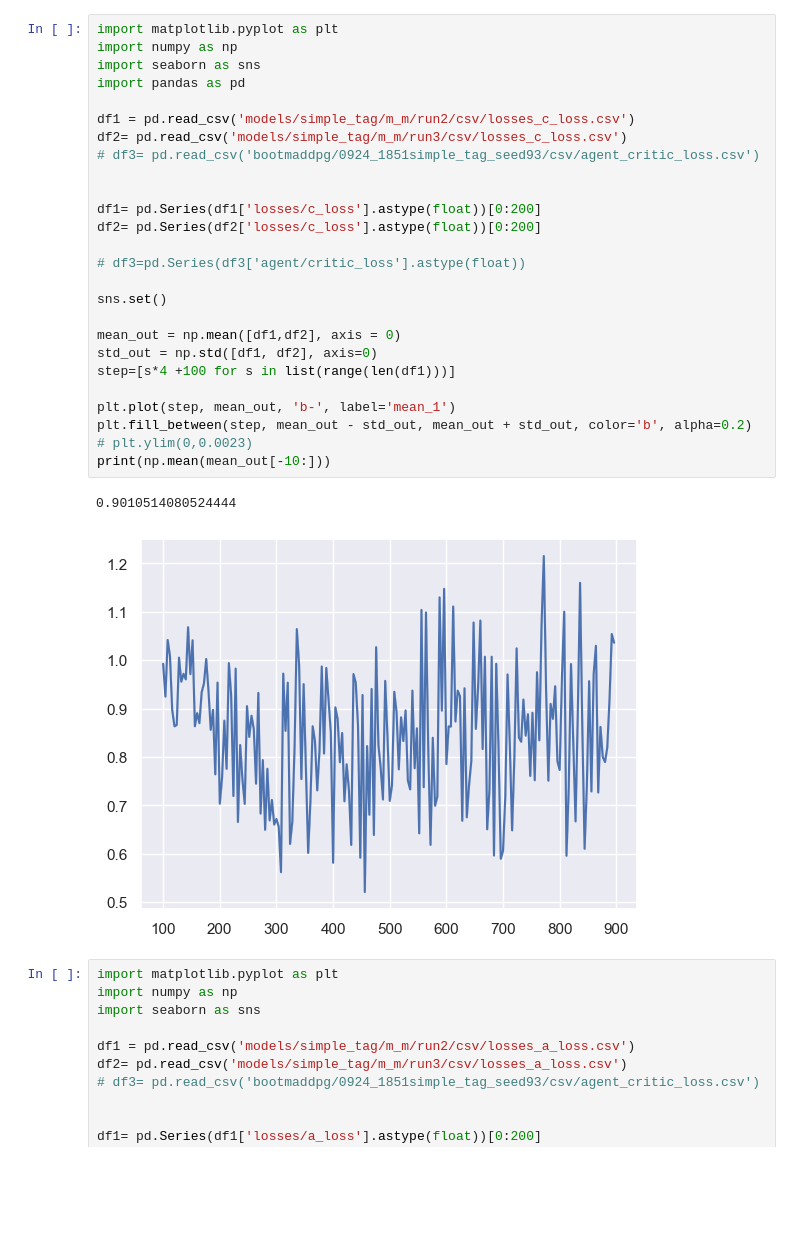
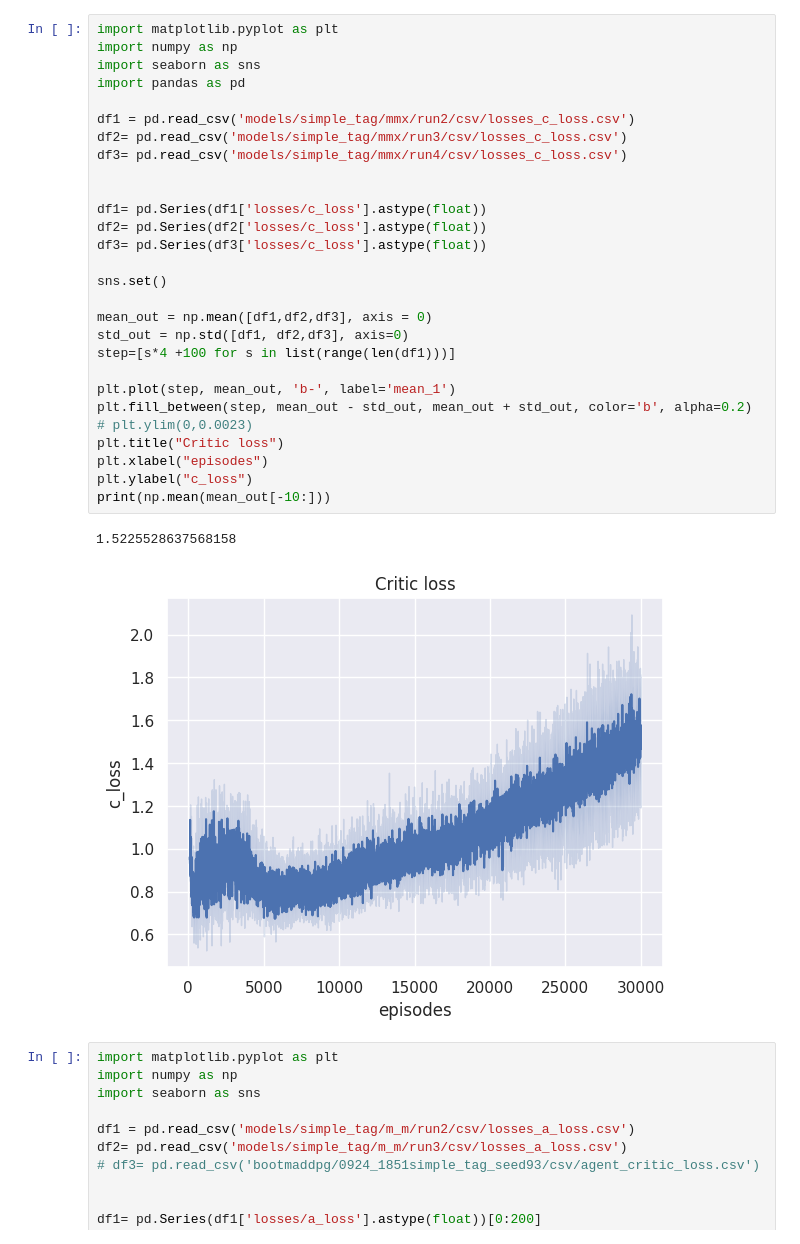
Before and after one commit to soopark0221/MAExp, a Jupyter notebook: maddpg_graph.ipynb, the cells around one changed output. Cells and saved outputs as stored; diff of their text form; blank space fills up the shorter version.

```diff
--- a/maddpg_graph.ipynb
+++ b/maddpg_graph.ipynb
@@ -63,32 +153,34 @@ to_csv(path)
 # %%
 import matplotlib.pyplot as plt
 import numpy as np
 import seaborn as sns
 import pandas as pd
 
-df1 = pd.read_csv('models/simple_tag/m_m/run2/csv/losses_c_loss.csv')
-df2= pd.read_csv('models/simple_tag/m_m/run3/csv/losses_c_loss.csv')
-# df3= pd.read_csv('bootmaddpg/0924_1851simple_tag_seed93/csv/agent_critic_loss.csv')
+df1 = pd.read_csv('models/simple_tag/mmx/run2/csv/losses_c_loss.csv')
+df2= pd.read_csv('models/simple_tag/mmx/run3/csv/losses_c_loss.csv')
+df3= pd.read_csv('models/simple_tag/mmx/run4/csv/losses_c_loss.csv')
 
 
-df1= pd.Series(df1['losses/c_loss'].astype(float))[0:200]
-df2= pd.Series(df2['losses/c_loss'].astype(float))[0:200]
-
-# df3=pd.Series(df3['agent/critic_loss'].astype(float))
+df1= pd.Series(df1['losses/c_loss'].astype(float))
+df2= pd.Series(df2['losses/c_loss'].astype(float))
+df3= pd.Series(df3['losses/c_loss'].astype(float))
 
 sns.set()
 
-mean_out = np.mean([df1,df2], axis = 0)
-std_out = np.std([df1, df2], axis=0)
+mean_out = np.mean([df1,df2,df3], axis = 0)
+std_out = np.std([df1, df2,df3], axis=0)
 step=[s*4 +100 for s in list(range(len(df1)))]
 
 plt.plot(step, mean_out, 'b-', label='mean_1')
 plt.fill_between(step, mean_out - std_out, mean_out + std_out, color='b', alpha=0.2)
 # plt.ylim(0,0.0023)
+plt.title("Critic loss")
+plt.xlabel("episodes")
+plt.ylabel("c_loss")
 print(np.mean(mean_out[-10:]))
 # %% [output]
-0.9010514080524444
+1.5225528637568158
-[figure, old version]
+[figure, new version]
 # %%
 import matplotlib.pyplot as plt
 import numpy as np
```
Also changed, not shown: parts of 4 cells of this notebook, 3 other files.
